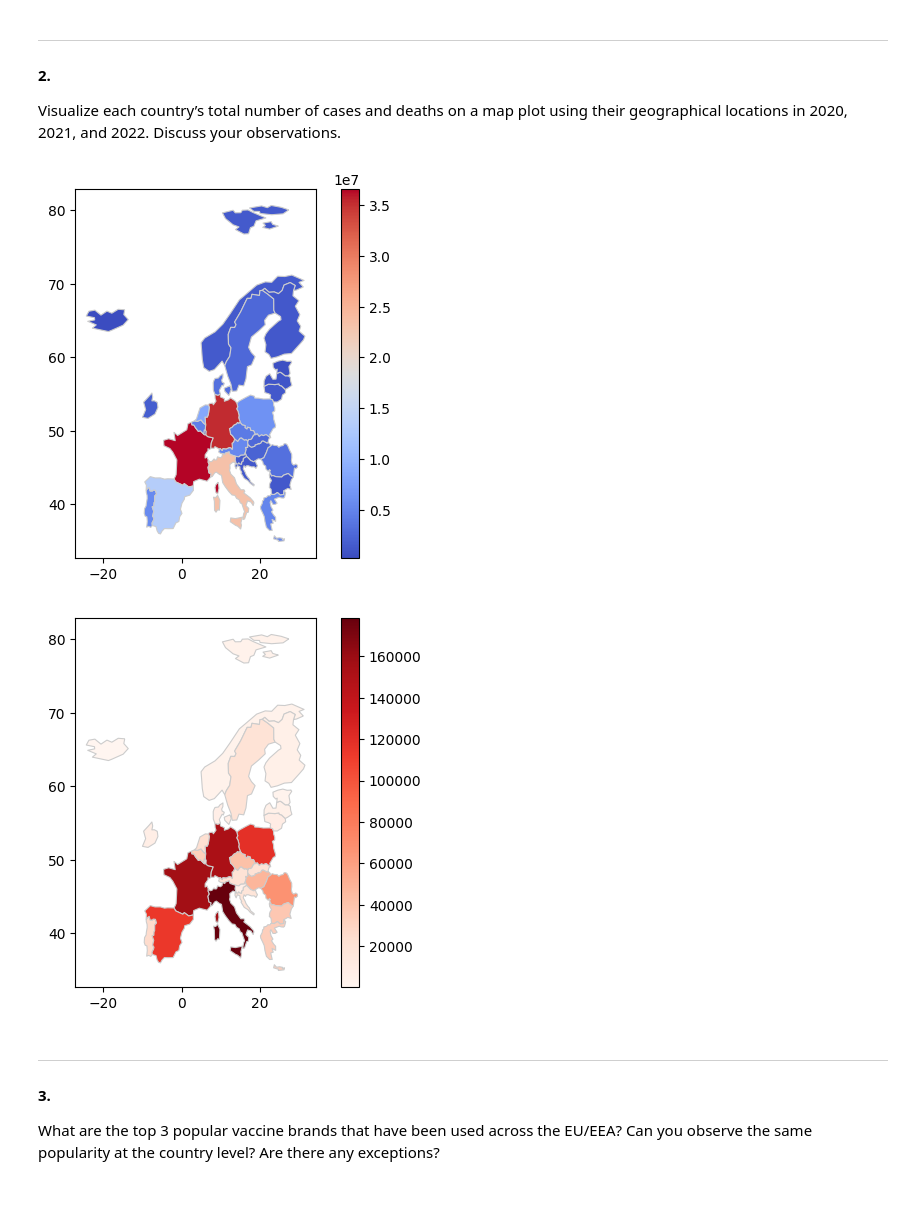
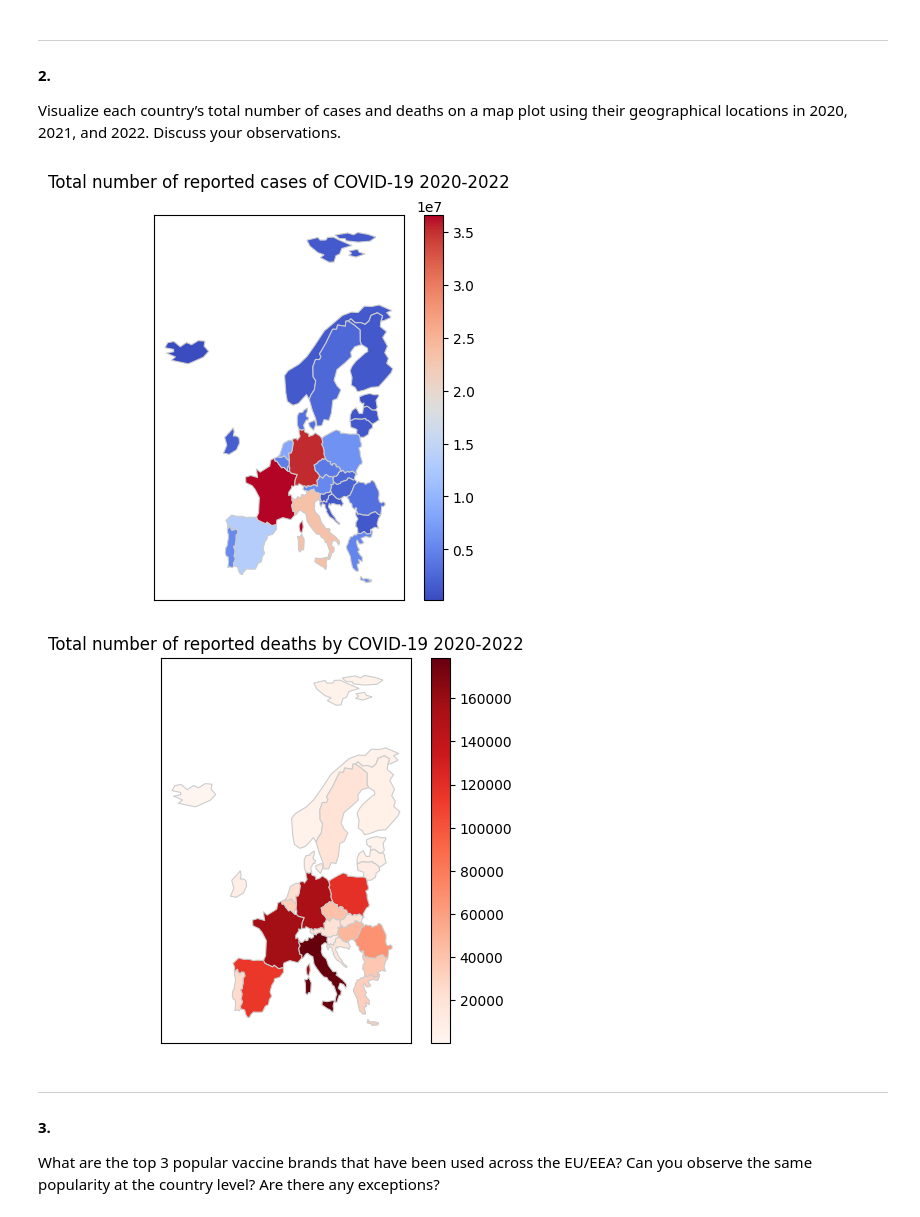
Before and after one commit to Globose/dv1597, a Jupyter notebook: a2/book.ipynb, the cells around one changed output. Cells and saved outputs as stored; diff of their text form; code cells hidden in the pictures.

```diff
--- a/a2/book.ipynb
+++ b/a2/book.ipynb
@@ -70,3 +72,7 @@ df_vaccination = df_vaccination_original.copy()
+# %%
+# Add dateTime column
+df_daily['Time'] = pd.to_datetime(df_daily['dateRep'], format='%d/%m/%Y')
+df_daily.set_index('Time', inplace=True)
 # %% [markdown]
 ##### Munging of 2. Vaccine data
 # %% [markdown]
@@ -219,39 +227,49 @@ Visualize each country’s total number of cases and deaths on a map plot using
 # %%
 # Create dataframes that sums all deaths and cases
 df_deaths = df_daily.groupby('countriesAndTerritories')['deaths'].sum().reset_index()
 df_cases = df_daily.groupby('countriesAndTerritories')['cases'].sum().reset_index()
 
 # Load European map data from geopandas datasets
 europe = gpd.read_file(gpd.datasets.get_path('naturalearth_lowres'))
 europe = europe[europe['continent'] == 'Europe']
 
 # Code to remove a french territory far away from europe
 coordinates = ""
 start = False
 for char in str(europe.iat[2,5]):
     if char == ")":
         break
     if char == "-":
         start = True
     if start:
         coordinates += char
 
 coordinates = [tuple(map(float, coord.split(' '))) for coord in coordinates.split(', ')]
-
 coordinates = Polygon(coordinates)
 europe.iat[2, 5] = europe.iat[2, 5].difference(coordinates)
 
 # Merge dataframes with the European map based on the 'country' column
 cases_map = europe.merge(df_cases, left_on='name', right_on='countriesAndTerritories')
 deaths_map = europe.merge(df_deaths, left_on='name', right_on='countriesAndTerritories')
 
 # Plotting the merged data, coloring countries based on cases or deaths
-cases_map.plot(column='cases', cmap='coolwarm', linewidth=0.8, edgecolor='0.8', legend=True)
-deaths_map.plot(column='deaths', cmap='Reds', linewidth=0.8, edgecolor='0.8', legend=True)
-print()
+fig_c = mpl.figure(figsize=(5, 5))
+ax_c = fig_c.add_subplot()
+ax_c.set_xticks([])
+ax_c.set_yticks([])
+mpl.title('Total number of reported cases of COVID-19 2020-2022', pad=20)
+cases_map.plot(column='cases', cmap='coolwarm', linewidth=0.8, edgecolor='0.8', legend=True, ax=ax_c)
+
+fig_d = mpl.figure(figsize=(5, 5))
+ax_d = fig_d.add_subplot()
+ax_d.set_xticks([])
+ax_d.set_yticks([])
+mpl.title('Total number of reported deaths by COVID-19 2020-2022')
+deaths_map.plot(column='deaths', cmap='Reds', linewidth=0.8, edgecolor='0.8', legend=True, ax=ax_d)
+mpl.show()
 # %% [output]
-[figure, old version]
+[figure, new version]
-[figure, old version]
+[figure, new version]
 # %% [markdown]
 ***
 #### 3.
```
Also changed, not shown: parts of 7 cells of this notebook.
